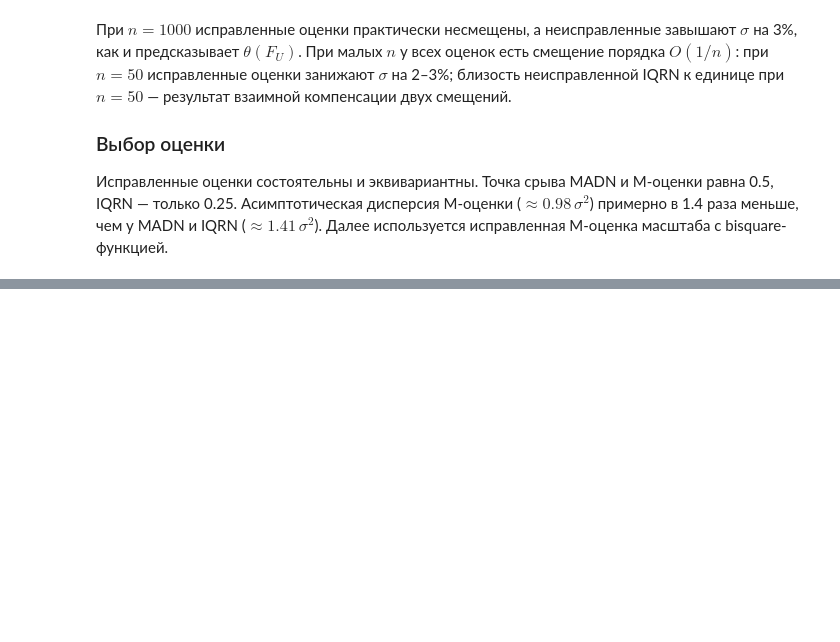
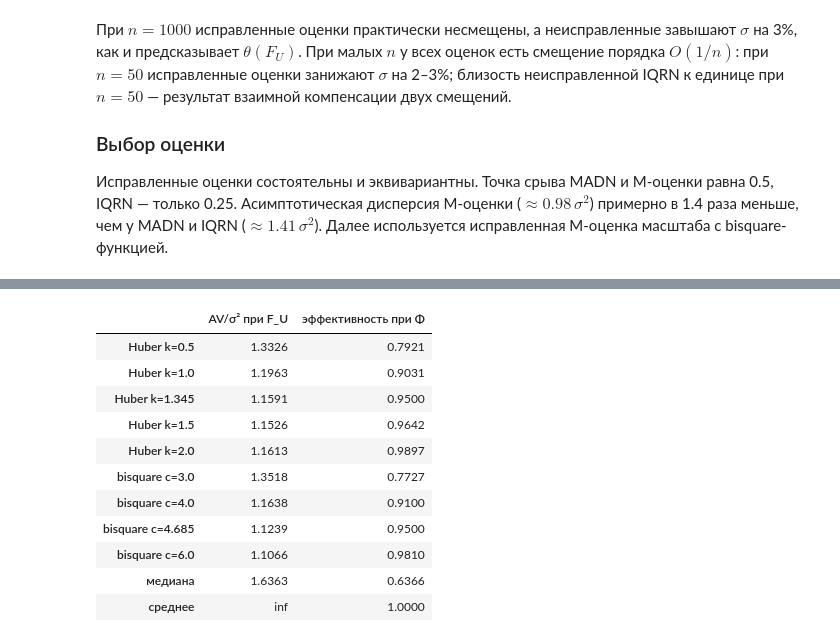
Before and after one commit to paulhowever/stata_ai_2026_WW, a Jupyter notebook: lab1.ipynb, the cells around one changed output, grey strips where cells are left out. Saved outputs shown, nothing was run; the diff lists cells and outputs as text; code cells hidden in the pictures; blank space fills up the shorter version.

```diff
--- a/lab1.ipynb
+++ b/lab1.ipynb
@@ -485,0 +505,53 @@ sigma_hat = SCALE_CORR[SCALE_CHOICE]
+# %%
+def av_huber_exact(k, eps=EPS):
+    p_in = (1 - eps) * (2 * stats.norm.cdf(k) - 1) + eps * 2 / np.pi * np.arctan(k)
+    m2_in = (1 - eps) * (2 * stats.norm.cdf(k) - 1 - 2 * k * stats.norm.pdf(k)) + eps * 2 / np.pi * (k - np.arctan(k))
+    return (m2_in + k**2 * (1 - p_in)) / p_in**2
+
+
+def m_location(x, psi, s, tol=1e-10, maxit=1000):
+    s = np.asarray(s, dtype=float)[..., None]
+    mu = np.median(x, axis=-1)
+    for _ in range(maxit):
+        w = psi.weight((x - mu[..., None]) / s)
+        mu_new = np.sum(w * x, axis=-1) / np.sum(w, axis=-1)
+        done = np.max(np.abs(mu_new - mu) / s[..., 0]) < tol
+        mu = mu_new
+        if done:
+            return mu
+    raise RuntimeError("M-location: no convergence")
+
+
+HUBER_KS = (0.5, 1.0, 1.345, 1.5, 2.0)
+BISQ_CS = (3.0, 4.0, 4.685, 6.0)
+LOC_GRID = {f"Huber k={k}": Huber(k) for k in HUBER_KS} | {f"bisquare c={c}": Bisquare(c) for c in BISQ_CS}
+AV_MEDIAN = 1 / (4 * F.pdf(0.0) ** 2)
+
+for _k in HUBER_KS:
+    assert abs(av_huber_exact(_k) - av_location(Huber(_k), F)) < 1e-8
+_x = MU + SIGMA * F.rvs(301, rng_for(31))
+for _psi in (Huber(1.345), Bisquare(4.685)):
+    for _a, _b in [(-3.7, 11.0), (0.25, -4.0)]:
+        _y = _a * _x + _b
+        assert np.isclose(m_location(_y, _psi, sigma_hat(_y)), _a * m_location(_x, _psi, sigma_hat(_x)) + _b, rtol=1e-8, atol=1e-7)
+# %%
+av_loc = pd.DataFrame({
+    "AV/σ² при F_U": {name: av_location(psi, F) for name, psi in LOC_GRID.items()},
+    "эффективность при Φ": {name: 1 / av_location(psi, N0) for name, psi in LOC_GRID.items()},
+})
+av_loc.loc["медиана"] = [AV_MEDIAN, 2 / np.pi]
+av_loc.loc["среднее"] = [np.inf, 1.0]
+av_loc
+# %% [output]
+|  | AV/σ² при F_U | эффективность при Φ |
+| Huber k=0.5 | 1.3326 | 0.7921 |
+| Huber k=1.0 | 1.1963 | 0.9031 |
+| Huber k=1.345 | 1.1591 | 0.9500 |
+| Huber k=1.5 | 1.1526 | 0.9642 |
+| Huber k=2.0 | 1.1613 | 0.9897 |
+| bisquare c=3.0 | 1.3518 | 0.7727 |
+| bisquare c=4.0 | 1.1638 | 0.9100 |
+| bisquare c=4.685 | 1.1239 | 0.9500 |
+| bisquare c=6.0 | 1.1066 | 0.9810 |
+| медиана | 1.6363 | 0.6366 |
+| среднее | inf | 1.0000 |
```
Also changed, not shown: parts of 15 cells of this notebook.
